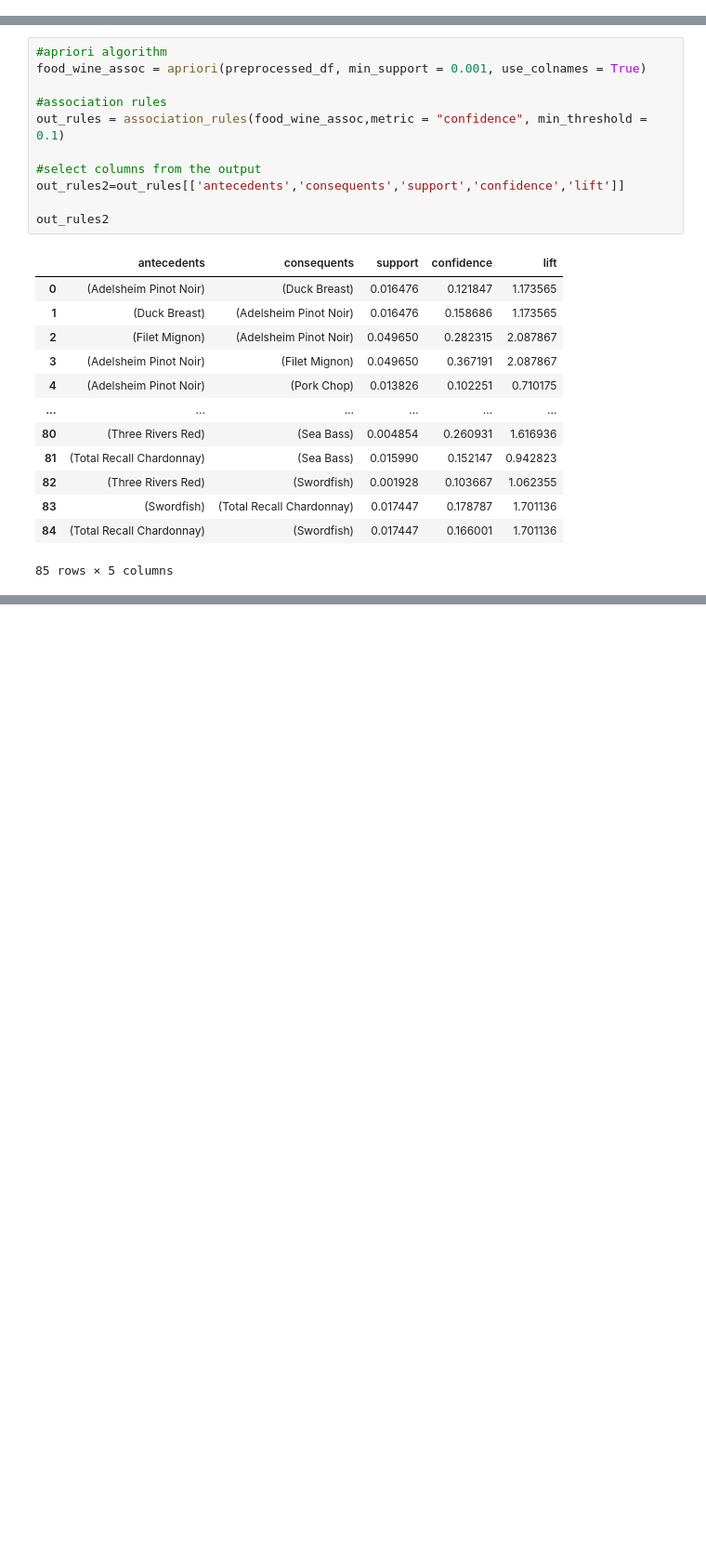
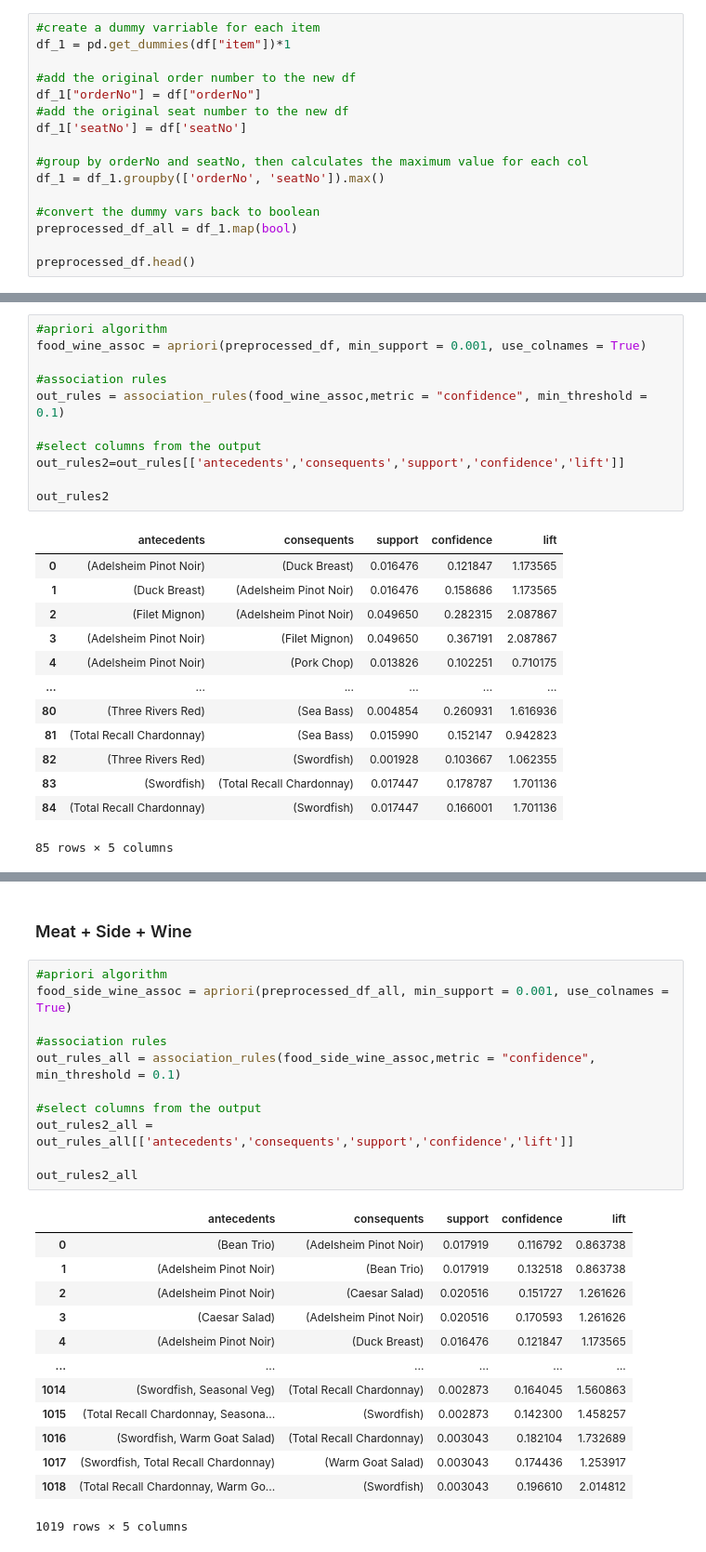
Before and after one commit to SterlingHayden/Data-Mining, a Jupyter notebook: HW/HW-01/Association_Analysis.ipynb, the cells around one changed output, grey strips where cells are left out. Shown: that part at 93% size. Drawn from its saved outputs; the diff is of its cells as text; blank space fills up the shorter version.

```diff
--- a/HW/HW-01/Association_Analysis.ipynb
+++ b/HW/HW-01/Association_Analysis.ipynb
@@ -123,0 +155,16 @@ preprocessed_df.head()
+# %%
+#create a dummy varriable for each item
+df_1 = pd.get_dummies(df["item"])*1
+
+#add the original order number to the new df
+df_1["orderNo"] = df["orderNo"]
+#add the original seat number to the new df
+df_1['seatNo'] = df['seatNo']
+
+#group by orderNo and seatNo, then calculates the maximum value for each col
+df_1 = df_1.groupby(['orderNo', 'seatNo']).max()
+
+#convert the dummy vars back to boolean
+preprocessed_df_all = df_1.map(bool)
+
+preprocessed_df.head()
@@ -169,0 +325,27 @@ meats_antecedents
+# %% [markdown]
+### Meat + Side + Wine
+# %%
+#apriori algorithm
+food_side_wine_assoc = apriori(preprocessed_df_all, min_support = 0.001, use_colnames = True)
+
+#association rules
+out_rules_all = association_rules(food_side_wine_assoc,metric = "confidence", min_threshold = 0.1)
+
+#select columns from the output
+out_rules2_all = out_rules_all[['antecedents','consequents','support','confidence','lift']]
+
+out_rules2_all
+# %% [output]
+|  | antecedents | consequents | support | confidence | lift |
+| 0 | (Bean Trio) | (Adelsheim Pinot Noir) | 0.017919 | 0.116792 | 0.863738 |
+| 1 | (Adelsheim Pinot Noir) | (Bean Trio) | 0.017919 | 0.132518 | 0.863738 |
+| 2 | (Adelsheim Pinot Noir) | (Caesar Salad) | 0.020516 | 0.151727 | 1.261626 |
+| 3 | (Caesar Salad) | (Adelsheim Pinot Noir) | 0.020516 | 0.170593 | 1.261626 |
+| 4 | (Adelsheim Pinot Noir) | (Duck Breast) | 0.016476 | 0.121847 | 1.173565 |
+| ... | ... | ... | ... | ... | ... |
+| 1014 | (Swordfish, Seasonal Veg) | (Total Recall Chardonnay) | 0.002873 | 0.164045 | 1.560863 |
+| 1015 | (Total Recall Chardonnay, Seasona... | (Swordfish) | 0.002873 | 0.142300 | 1.458257 |
+| 1016 | (Swordfish, Warm Goat Salad) | (Total Recall Chardonnay) | 0.003043 | 0.182104 | 1.732689 |
+| 1017 | (Swordfish, Total Recall Chardonnay) | (Warm Goat Salad) | 0.003043 | 0.174436 | 1.253917 |
+| 1018 | (Total Recall Chardonnay, Warm Go... | (Swordfish) | 0.003043 | 0.196610 | 2.014812 |
+1019 rows × 5 columns
```
Also changed, not shown: parts of 27 cells of this notebook.
